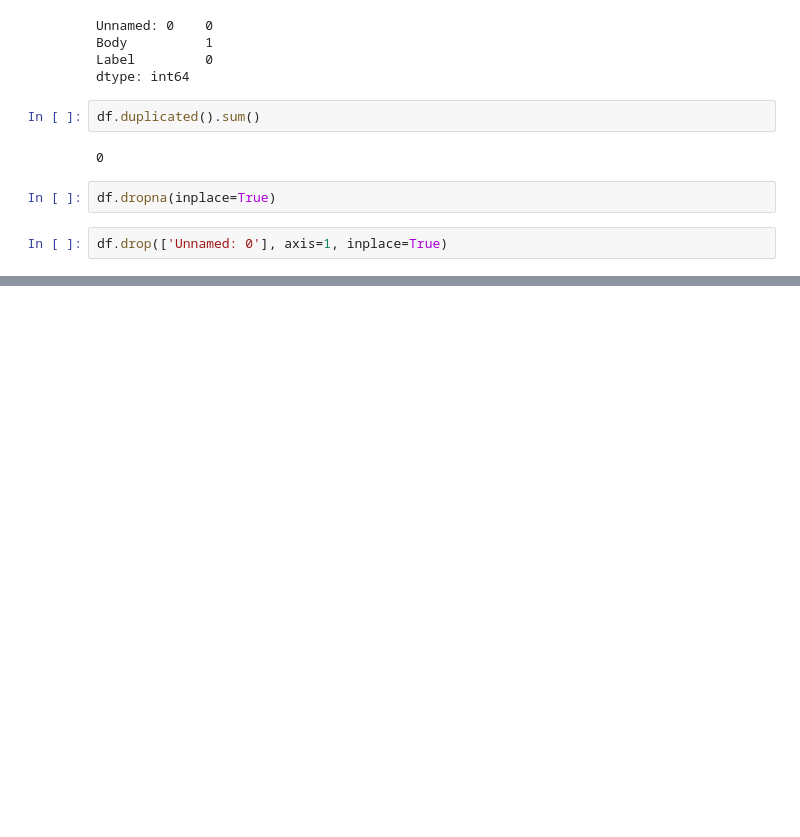
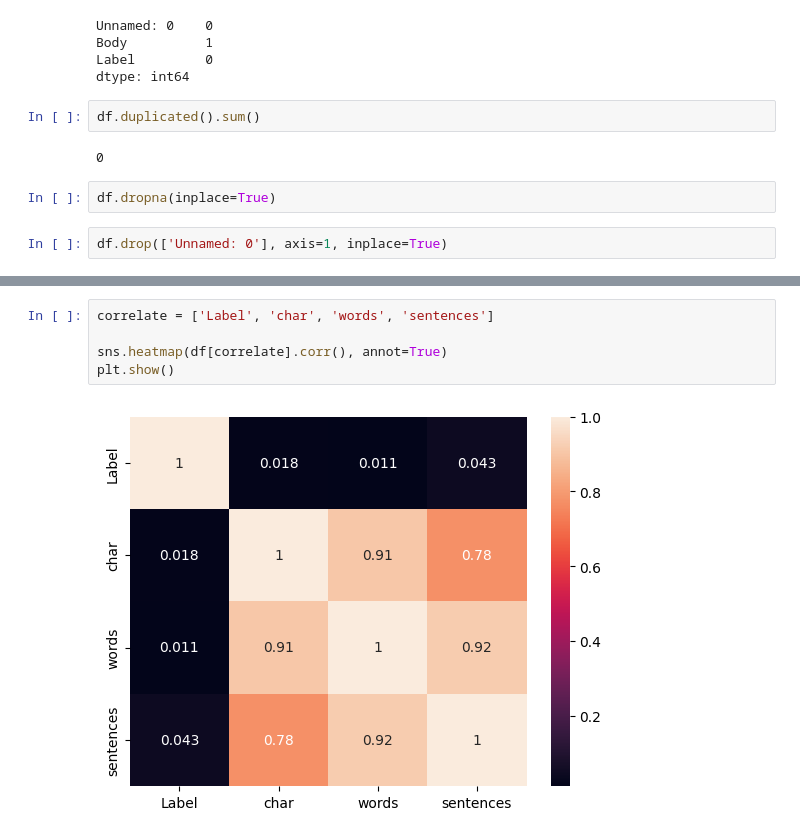
Before and after one commit to Tarzan-07/PersonalProjects, a Jupyter notebook: Spam Classifier/SpamClassification2.ipynb, the cells around one changed output, grey strips where cells are left out. Cells and saved outputs as stored; diff of their text form; blank space fills up the shorter version.

```diff
--- a/Spam Classifier/SpamClassification2.ipynb
+++ b/Spam Classifier/SpamClassification2.ipynb
@@ -73,0 +123,7 @@ df.drop(['Unnamed: 0'], axis=1, inplace=True)
+# %%
+correlate = ['Label', 'char', 'words', 'sentences']
+
+sns.heatmap(df[correlate].corr(), annot=True)
+plt.show()
+# %% [output]
+[figure, added]
```
Also changed, not shown: parts of 11 cells of this notebook, 3 other files.
